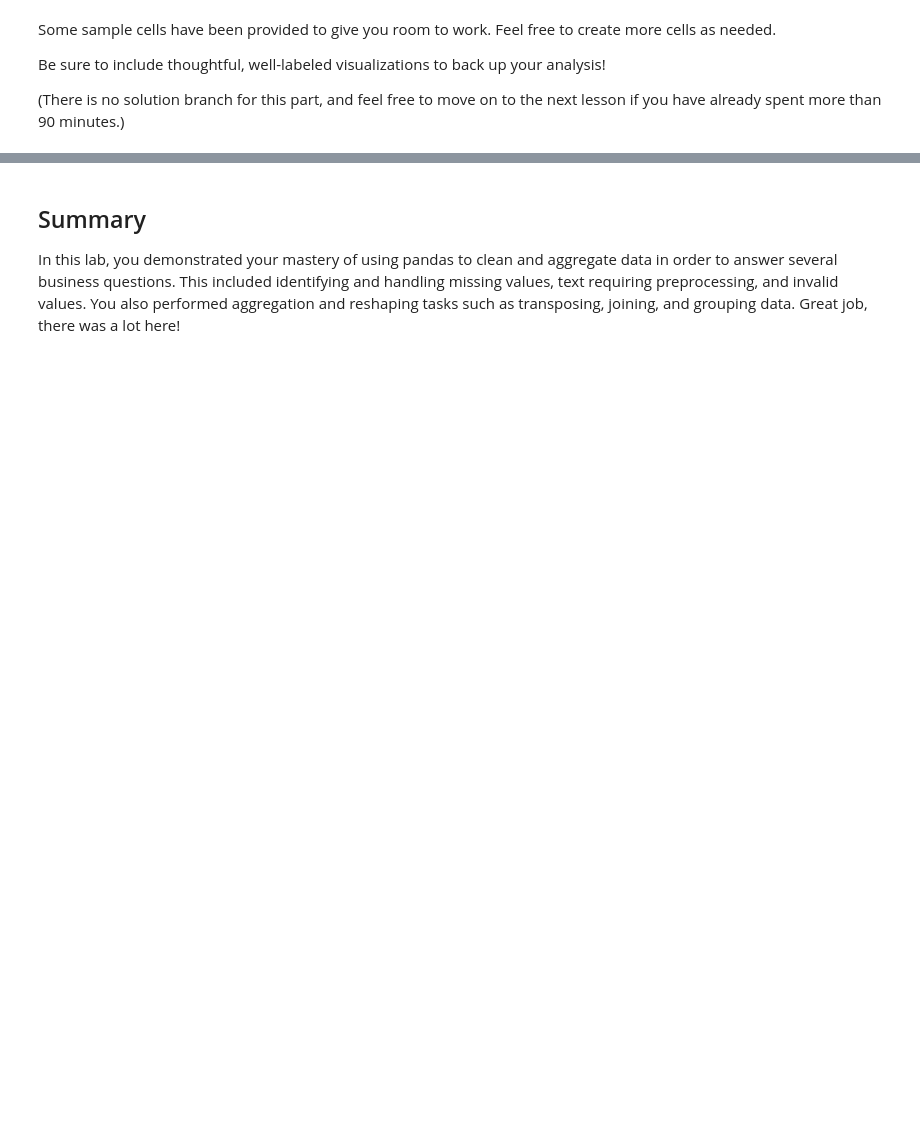
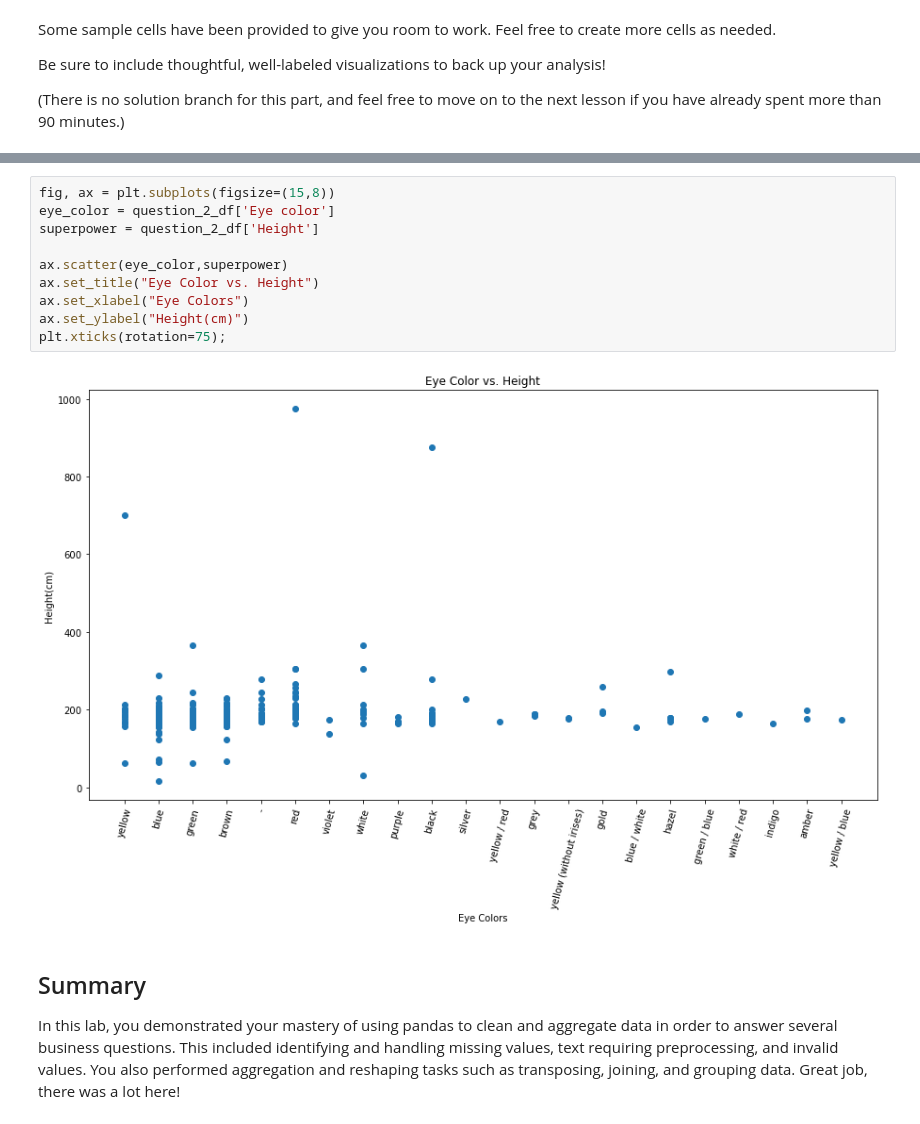
Before and after one commit to smashley-eakland/dsc-pandas-data-cleaning-lab, a Jupyter notebook: index.ipynb, the cells around one changed output, grey strips where cells are left out. Saved outputs shown, nothing was run; the diff lists cells and outputs as text; blank space fills up the shorter version.

```diff
--- a/index.ipynb
+++ b/index.ipynb
@@ -806,3 +817,15 @@ Be sure to include thoughtful, well-labeled visualizations to back up your analy
+# %%
+fig, ax = plt.subplots(figsize=(15,8))
+eye_color = question_2_df['Eye color']
+superpower = question_2_df['Height']
+
+ax.scatter(eye_color,superpower)
+ax.set_title("Eye Color vs. Height")
+ax.set_xlabel("Eye Colors")
+ax.set_ylabel("Height(cm)")
+plt.xticks(rotation=75);
+# %% [output]
+[figure, added]
 # %% [markdown]
 ## Summary
 
```
Also changed, not shown: parts of 7 cells of this notebook.
